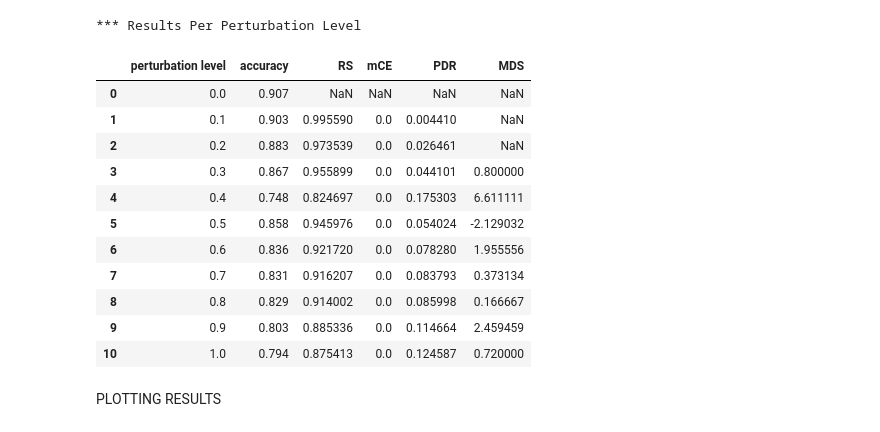
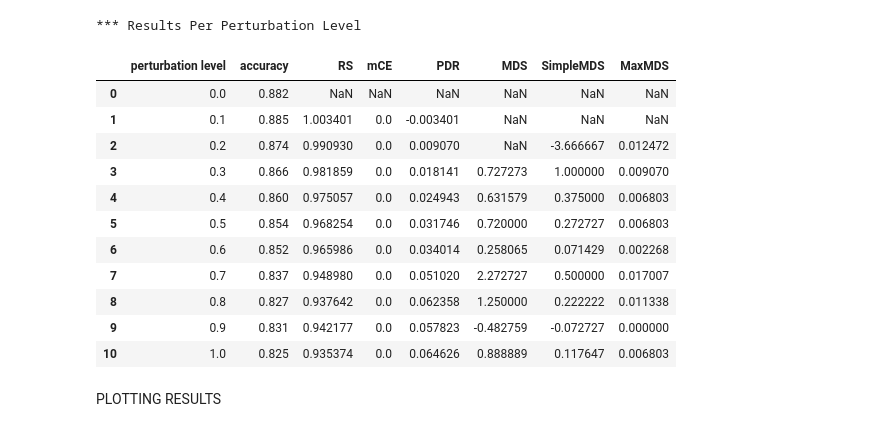
Before and after one commit to wannman/ml-robustness-monitoring-tool, a Jupyter notebook: notebooks/main.ipynb, the cells around one changed output. Saved outputs shown, nothing was run; the diff lists cells and outputs as text; code cells hidden in the pictures.

```diff
--- a/notebooks/main.ipynb
+++ b/notebooks/main.ipynb
@@ -45,11 +45,11 @@ from sklearn.ensemble import RandomForestClassifier
 
 # Train Logistic Regression Model
 lg_model = LogisticRegression()
-lg_trained_model = train_model(lg_model, X_train_vect, y_train)
+#lg_trained_model = train_model(lg_model, X_train_vect, y_train)
 
 # Train Naive Bayes Model
 nb_model = MultinomialNB()
-#nb_trained_model = train_model(nb_model, X_train_vect, y_train)
+nb_trained_model = train_model(nb_model, X_train_vect, y_train)
 
 # Train Random Forest Model
 rf_model = RandomForestClassifier()
@@ -80,54 +80,54 @@ y_sample = y_test[:1000]
 perturbation_levels = [0.0, 0.1, 0.2, 0.3, 0.4, 0.5, 0.6, 0.7, 0.8, 0.9, 1.0]
 
 # Add required metrics to evaluate
-metrics = ["base_accuracy", "robustness_score", "effective_robustness", "mce", "pdr", "our_metric"]
+metrics = ["base_accuracy", "robustness_score", "effective_robustness", "mce", "pdr", "our_metric", "simple_mds", "max_mds"]
 
 # Use filepath when using pertrubed data from files for faster testing
 file_path = Path("perturbed_data/wordnet")
 
 # Add model to evaluate (also used for plotting)
-model = lg_trained_model
+model = nb_trained_model
 
 results, metrics_summary = evaluate_robustness(
     model,
     vectorizer,
     X_sample,
     y_sample,
     perturbation_levels,
     metrics,
     file_path
 )
 
 # Do we need metric summary? - info given in table for each level instead
 # print("*** Metrics Summary ***")
 # for metric, value in metrics_summary.items():
 #     print(f"{metric}: {value: .4f}")
 
 results_df = pd.DataFrame(results)
 print("*** Results Per Perturbation Level")
 display(results_df)
 
 # Save results for each model
 # LR
-results_df.to_csv(Path("results/wordnet/lr.csv"), index=False)
+#results_df.to_csv(Path("results/wordnet/lr.csv"), index=False)
 # NB
-#results_df.to_csv(Path("results/deletion/nb.csv"), index=False)
+results_df.to_csv(Path("results/wordnet/nb.csv"), index=False)
 # RF
 #results_df.to_csv(Path("results/wordnet/rf.csv"), index=False)
 # %% [output]
 *** Results Per Perturbation Level
-|  | perturbation level | accuracy | RS | mCE | PDR | MDS |
-| 0 | 0.0 | 0.907 | NaN | NaN | NaN | NaN |
-| 1 | 0.1 | 0.903 | 0.995590 | 0.0 | 0.004410 | NaN |
-| 2 | 0.2 | 0.883 | 0.973539 | 0.0 | 0.026461 | NaN |
-| 3 | 0.3 | 0.867 | 0.955899 | 0.0 | 0.044101 | 0.800000 |
-| 4 | 0.4 | 0.748 | 0.824697 | 0.0 | 0.175303 | 6.611111 |
-| 5 | 0.5 | 0.858 | 0.945976 | 0.0 | 0.054024 | -2.129032 |
-| 6 | 0.6 | 0.836 | 0.921720 | 0.0 | 0.078280 | 1.955556 |
-| 7 | 0.7 | 0.831 | 0.916207 | 0.0 | 0.083793 | 0.373134 |
-| 8 | 0.8 | 0.829 | 0.914002 | 0.0 | 0.085998 | 0.166667 |
-| 9 | 0.9 | 0.803 | 0.885336 | 0.0 | 0.114664 | 2.459459 |
-| 10 | 1.0 | 0.794 | 0.875413 | 0.0 | 0.124587 | 0.720000 |
+|  | perturbation level | accuracy | RS | mCE | PDR | MDS | SimpleMDS | MaxMDS |
+| 0 | 0.0 | 0.882 | NaN | NaN | NaN | NaN | NaN | NaN |
+| 1 | 0.1 | 0.885 | 1.003401 | 0.0 | -0.003401 | NaN | NaN | NaN |
+| 2 | 0.2 | 0.874 | 0.990930 | 0.0 | 0.009070 | NaN | -3.666667 | 0.012472 |
+| 3 | 0.3 | 0.866 | 0.981859 | 0.0 | 0.018141 | 0.727273 | 1.000000 | 0.009070 |
+| 4 | 0.4 | 0.860 | 0.975057 | 0.0 | 0.024943 | 0.631579 | 0.375000 | 0.006803 |
+| 5 | 0.5 | 0.854 | 0.968254 | 0.0 | 0.031746 | 0.720000 | 0.272727 | 0.006803 |
+| 6 | 0.6 | 0.852 | 0.965986 | 0.0 | 0.034014 | 0.258065 | 0.071429 | 0.002268 |
+| 7 | 0.7 | 0.837 | 0.948980 | 0.0 | 0.051020 | 2.272727 | 0.500000 | 0.017007 |
+| 8 | 0.8 | 0.827 | 0.937642 | 0.0 | 0.062358 | 1.250000 | 0.222222 | 0.011338 |
+| 9 | 0.9 | 0.831 | 0.942177 | 0.0 | 0.057823 | -0.482759 | -0.072727 | 0.000000 |
+| 10 | 1.0 | 0.825 | 0.935374 | 0.0 | 0.064626 | 0.888889 | 0.117647 | 0.006803 |
 # %% [markdown]
 PLOTTING RESULTS
 # %%
```
Also changed, not shown: parts of 2 cells of this notebook, 1 other file.
